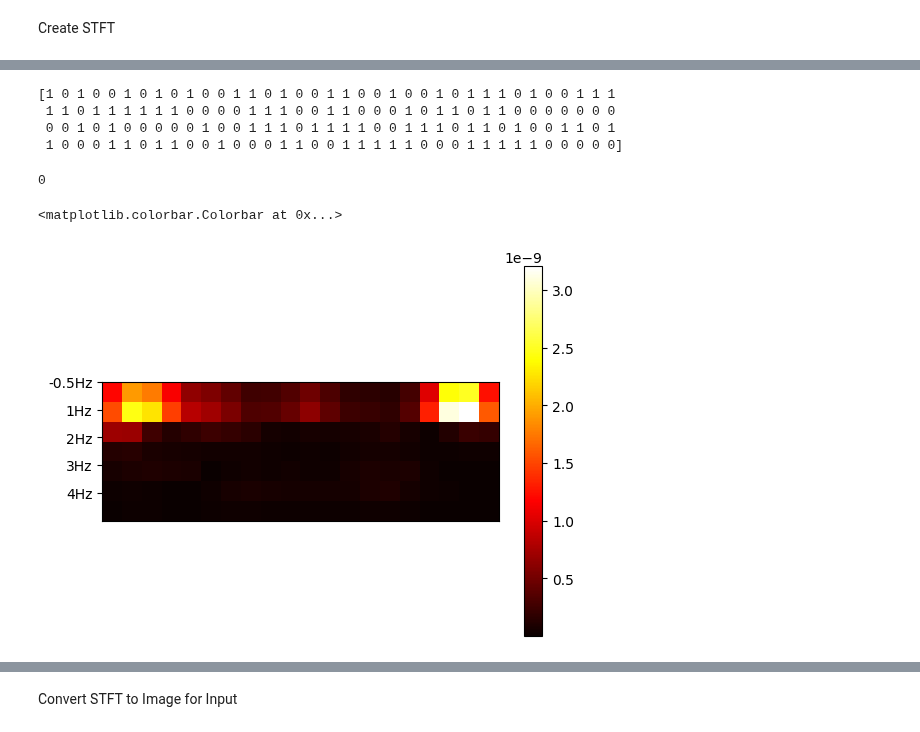
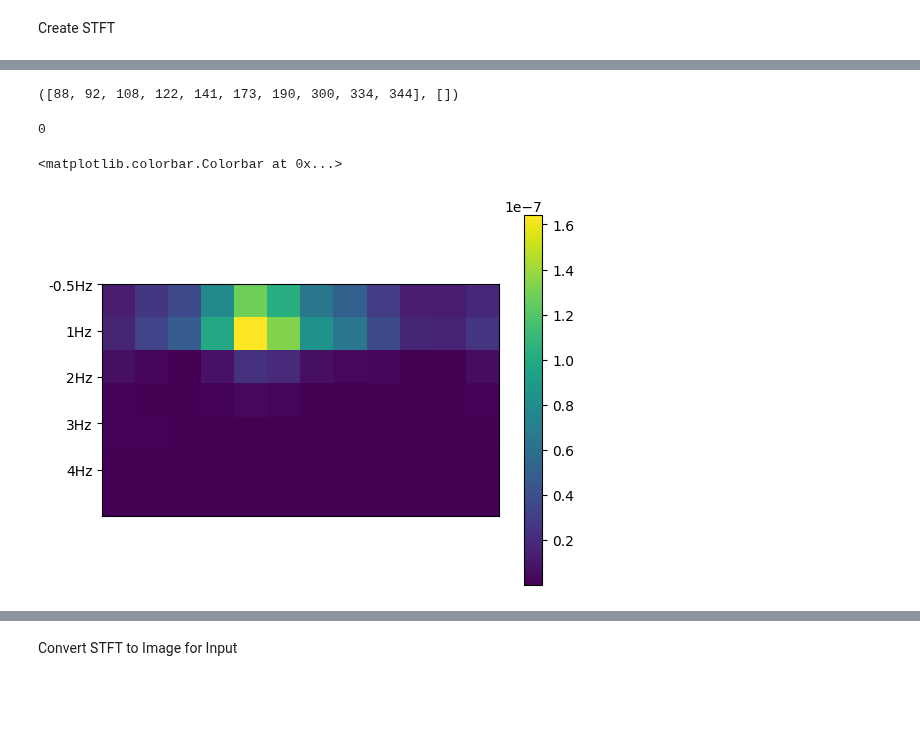
Before and after one commit to Loic017/TinyML-for-Epileptic-Seizures, a Jupyter notebook: stft_feature_extraction_and_training.ipynb, the cells around one changed output, grey strips where cells are left out. Cells and saved outputs as stored; diff of their text form; code cells hidden in the pictures; blank space fills up the shorter version.

```diff
--- a/stft_feature_extraction_and_training.ipynb
+++ b/stft_feature_extraction_and_training.ipynb
@@ -133,12 +143,15 @@ train_set.dataset.x[train_set.indices].shape, train_set.dataset.y[
 # %% [markdown]
 ## SMOTE
 # %%
-bk, sz = 0, 0
+bk, sz = (
+    0,
+    0,
+)
 for i, v in enumerate(train_set.dataset.y[train_set.indices]):
     if v == 1:
         sz += 1
     else:
         bk += 1
 
-print(f"Background: {bk} // Absence Seizure: {sz}")
+print(f"Background: {bk} // {seizure_type} Seizure: {sz}")
 # %% [output]
@@ -168,7 +183,9 @@ data_reshaped.shape
 # %%
 train_set_x, train_set_y = SMOTE(
-    sampling_strategy="minority", random_state=42
+    sampling_strategy="not majority", random_state=42
 ).fit_resample(data_reshaped, train_set.dataset.y[train_set.indices])
+# train_set_x = train_set.dataset.x[train_set.indices]
+# train_set_y = train_set.dataset.y[train_set.indices]
 # %%
 # rand_us = RandomUnderSampler(random_state=42)
 # train_set_x, train_set_y = rand_us.fit_resample(
@@ -198,10 +219,12 @@ train_set_x.shape, val_set_x.shape
 # %%
-bk, sz = 0, 0
+bk, sz, ot = 0, 0, 0
 for i, v in enumerate(train_set_y):
     if v == 1:
         sz += 1
+    elif v == 2:
+        ot += 1
     else:
         bk += 1
 
-print(f"Background: {bk} // Absence Seizure: {sz}")
+print(f"Background: {bk} // {seizure_type} Seizure: {sz} // Seizure Two (FNSZ): {ot}")
 # %% [output]
@@ -212,7 +235,7 @@ Background: 74 // Absence Seizure: 74
 Create STFT
 # %%
 n_fft = int(512 / 2)
-window = "taylor"
+window = "hamming"
 hop_length = int(n_fft / 6)
 fmin = 0
 fmax = 5
@@ -301,27 +324,32 @@ train_db_mean.shape, val_db_mean.shape
-# %%
-print(train_set_y)
-# %% [output]
-[1 0 1 0 0 1 0 1 0 1 0 0 1 1 0 1 0 0 1 1 0 0 1 0 0 1 0 1 1 1 0 1 0 0 1 1 1
- 1 1 0 1 1 1 1 1 1 0 0 0 0 1 1 1 0 0 1 1 0 0 0 1 0 1 1 0 1 1 0 0 0 0 0 0 0
- 0 0 1 0 1 0 0 0 0 0 1 0 0 1 1 1 0 1 1 1 1 0 0 1 1 1 0 1 1 0 1 0 0 1 1 0 1
- 1 0 0 0 1 1 0 1 1 0 0 1 0 0 0 1 1 0 0 1 1 1 1 1 0 0 0 1 1 1 1 1 0 0 0 0 0]
+# %%
+bbbb = []
+cccc = []
+for i, v in enumerate(train_set_y):
+    if v == 1:
+        bbbb.append(i)
+    if v == 2:
+        cccc.append(i)
+bbbb[:10], cccc[:10]
+# %% [output]
+([88, 92, 108, 122, 141, 173, 190, 300, 334, 344], [])
 # %%
-x = 90
+x = 358
 print(train_set_y[x])
-plt.imshow(train_db_mean[x], cmap="hot")
-tick_list = [-0.5]
-label_list = ["-0.5Hz"]
-for i in range(fmax):
-    if i != 0:
-        tick_list.append((n_mels / fmax) * i - 0.5)
-        label_list.append(f"{i}Hz")
-plt.yticks(tick_list, labels=label_list)
+plt.imshow(train_db_mean[x])
+# tick_list = [-0.5]
+# label_list = ["-0.5Hz"]
+# for i in range(fmax):
+#     if i != 0:
+#         tick_list.append((n_mels / fmax) * i - 0.5)
+#         label_list.append(f"{i}Hz")
+# plt.yticks(tick_list, labels=label_list)
+plt.yticks([0, 1], labels=[f"fmin", f"fmax"])
 plt.xticks([])
 plt.colorbar()
 # %% [output]
 0
 <matplotlib.colorbar.Colorbar at 0x...>
-[figure, old version]
+[figure, new version]
 # %%
 plt.subplot(2, 1, 1)
 plt.plot(np.mean(train_db_mean[x], axis=1))
```
Also changed, not shown: parts of 25 cells of this notebook.
